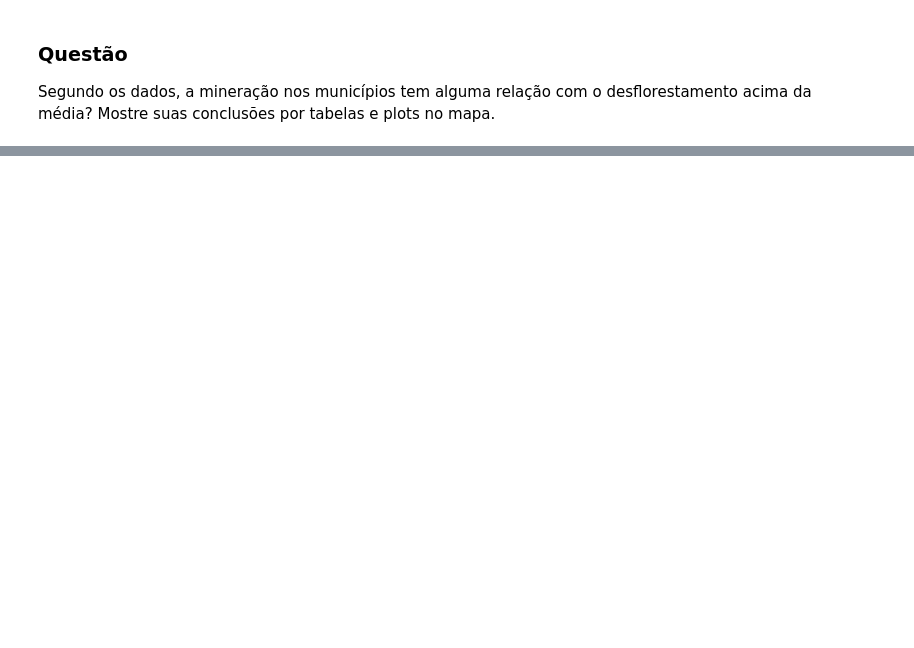
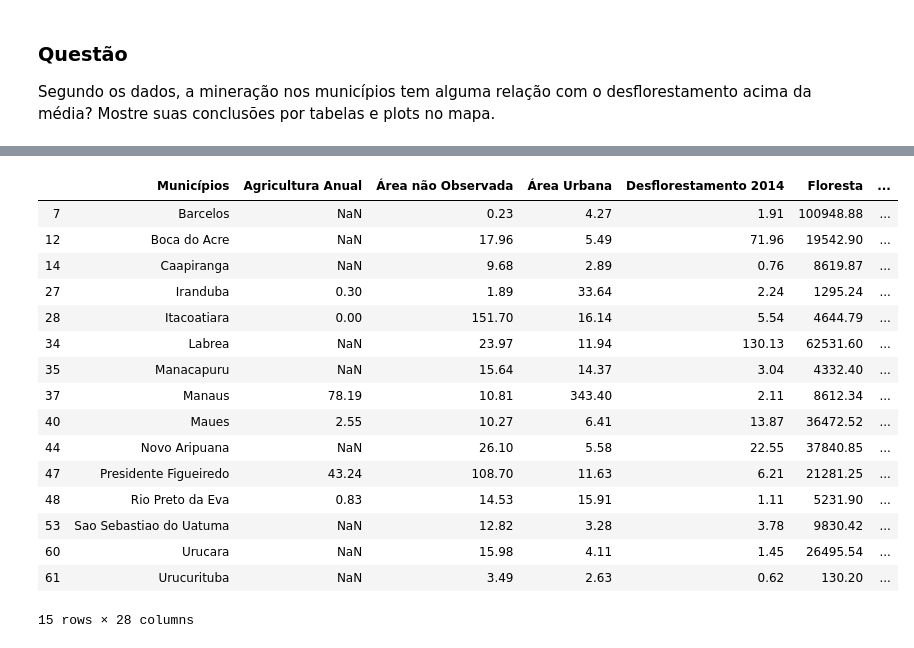
Before and after one commit to hallpaz/Data-Science-IMPA, a Jupyter notebook: assignments/Exercicio1.ipynb, the cells around one changed output, grey strips where cells are left out. Saved outputs shown, nothing was run; the diff lists cells and outputs as text; code cells hidden in the pictures; blank space fills up the shorter version.

```diff
--- a/assignments/Exercicio1.ipynb
+++ b/assignments/Exercicio1.ipynb
@@ -184,2 +206,22 @@ Mostre suas conclusões por tabelas e plots no mapa.
+# %%
+df_mining
+# %% [output]
+|  | Municípios | Agricultura Anual | Área não Observada | Área Urbana | Desflorestamento 2014 | Floresta | ... |
+| 7 | Barcelos | NaN | 0.23 | 4.27 | 1.91 | 100948.88 | ... |
+| 12 | Boca do Acre | NaN | 17.96 | 5.49 | 71.96 | 19542.90 | ... |
+| 14 | Caapiranga | NaN | 9.68 | 2.89 | 0.76 | 8619.87 | ... |
+| 27 | Iranduba | 0.30 | 1.89 | 33.64 | 2.24 | 1295.24 | ... |
+| 28 | Itacoatiara | 0.00 | 151.70 | 16.14 | 5.54 | 4644.79 | ... |
+| 34 | Labrea | NaN | 23.97 | 11.94 | 130.13 | 62531.60 | ... |
+| 35 | Manacapuru | NaN | 15.64 | 14.37 | 3.04 | 4332.40 | ... |
+| 37 | Manaus | 78.19 | 10.81 | 343.40 | 2.11 | 8612.34 | ... |
+| 40 | Maues | 2.55 | 10.27 | 6.41 | 13.87 | 36472.52 | ... |
+| 44 | Novo Aripuana | NaN | 26.10 | 5.58 | 22.55 | 37840.85 | ... |
+| 47 | Presidente Figueiredo | 43.24 | 108.70 | 11.63 | 6.21 | 21281.25 | ... |
+| 48 | Rio Preto da Eva | 0.83 | 14.53 | 15.91 | 1.11 | 5231.90 | ... |
+| 53 | Sao Sebastiao do Uatuma | NaN | 12.82 | 3.28 | 3.78 | 9830.42 | ... |
+| 60 | Urucara | NaN | 15.98 | 4.11 | 1.45 | 26495.54 | ... |
+| 61 | Urucurituba | NaN | 3.49 | 2.63 | 0.62 | 130.20 | ... |
+15 rows × 28 columns
 # %%
 # conclusoes sobre mineração e desflorestamento
```
Also changed, not shown: parts of 18 cells of this notebook.
